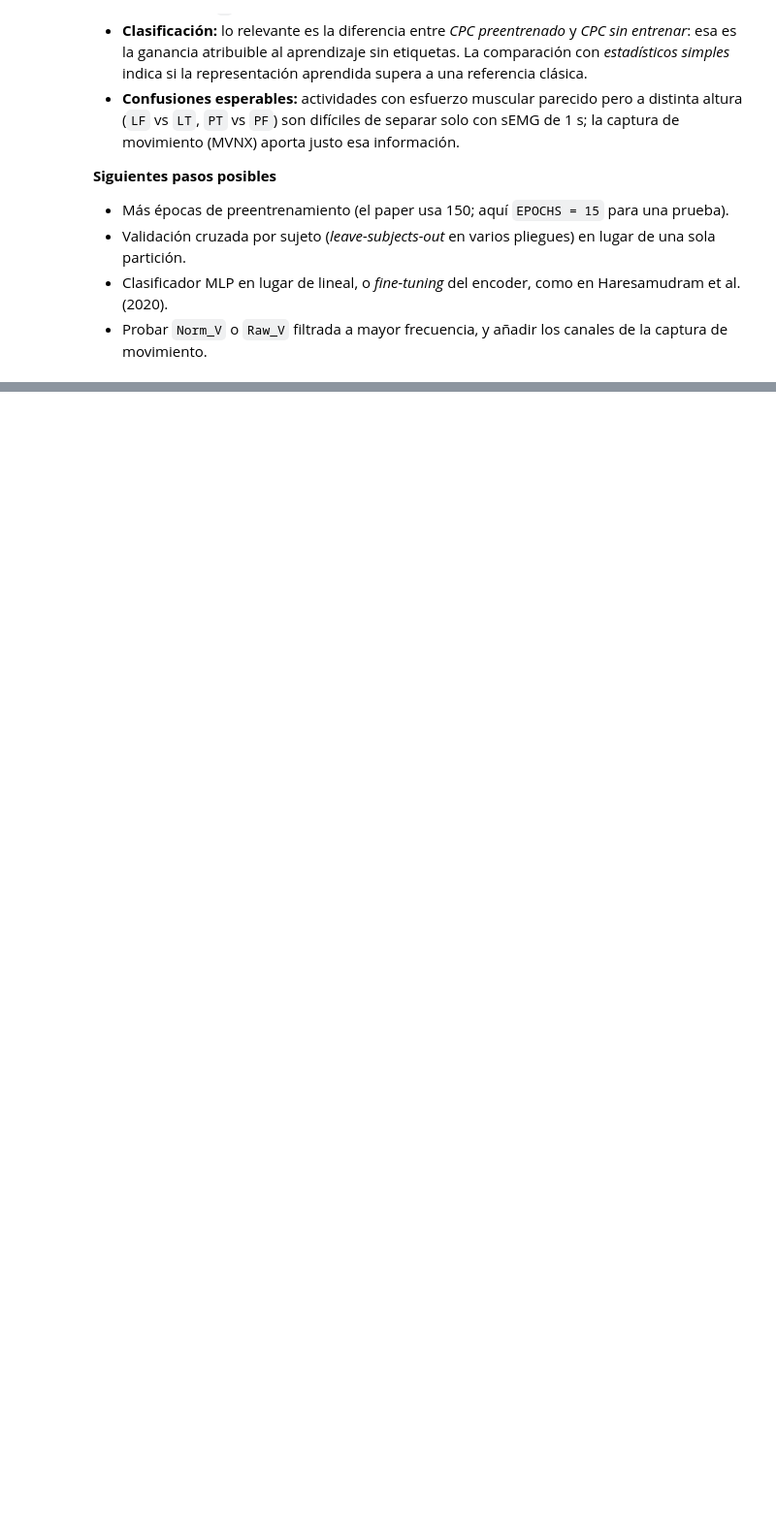
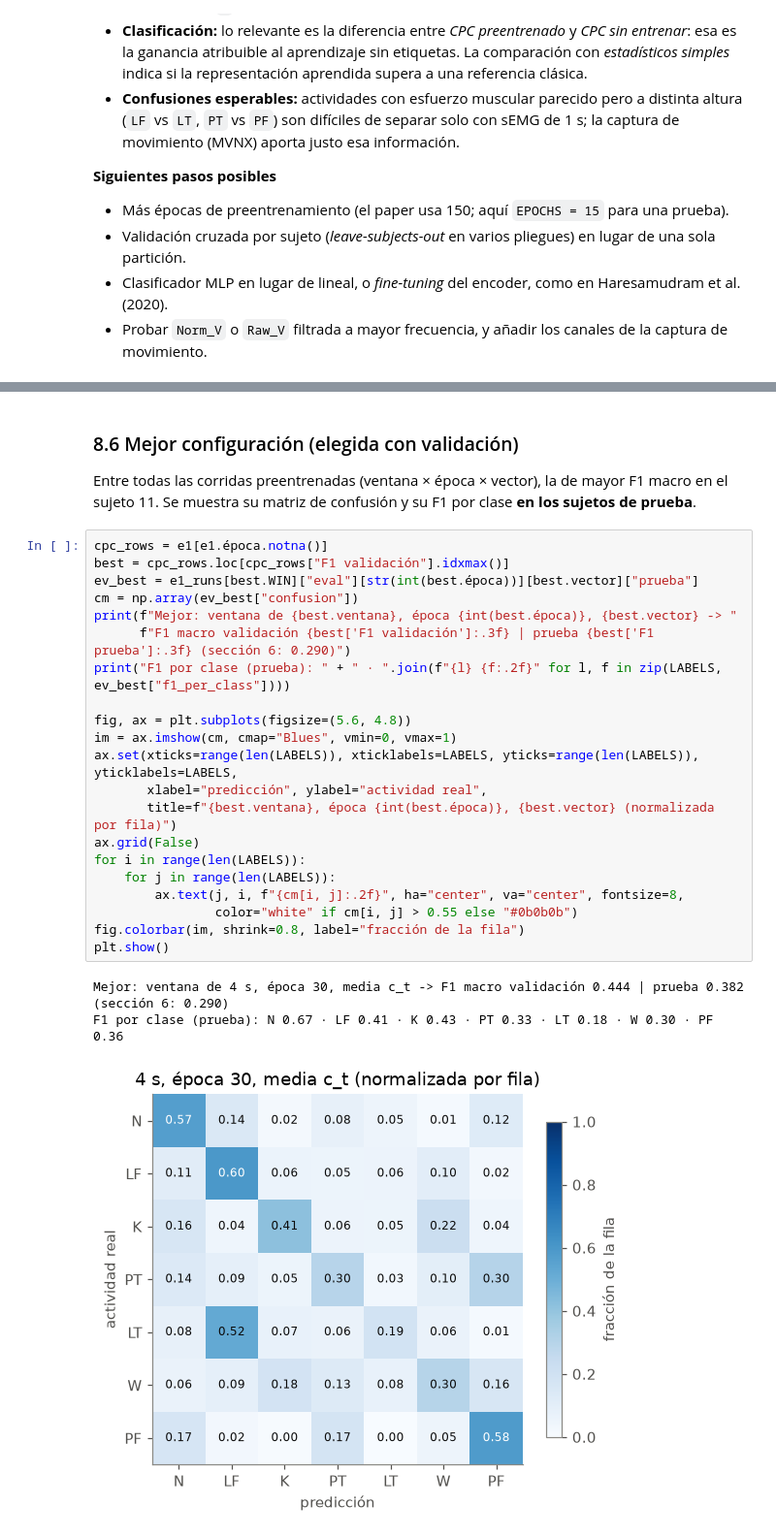
Before and after one commit to Paola-leon/human-activity-recognition, a Jupyter notebook: notebooks/03_Pipeline_CPC_sEMG.ipynb, the cells around one changed output, grey strips where cells are left out. Shown at 97% size. Saved outputs shown, nothing was run; the diff lists cells and outputs as text; blank space fills up the shorter version.

```diff
--- a/notebooks/03_Pipeline_CPC_sEMG.ipynb
+++ b/notebooks/03_Pipeline_CPC_sEMG.ipynb
@@ -799,0 +1219,29 @@ weighted avg      0.464     0.385     0.406     12951
+# %% [markdown]
+### 8.6 Mejor configuración (elegida con validación)
+
+Entre todas las corridas preentrenadas (ventana × época × vector), la de mayor F1 macro en el sujeto 11. Se muestra su matriz de confusión y su F1 por clase **en los sujetos de prueba**.
+# %%
+cpc_rows = e1[e1.época.notna()]
+best = cpc_rows.loc[cpc_rows["F1 validación"].idxmax()]
+ev_best = e1_runs[best.WIN]["eval"][str(int(best.época))][best.vector]["prueba"]
+cm = np.array(ev_best["confusion"])
+print(f"Mejor: ventana de {best.ventana}, época {int(best.época)}, {best.vector} -> "
+      f"F1 macro validación {best['F1 validación']:.3f} | prueba {best['F1 prueba']:.3f} (sección 6: 0.290)")
+print("F1 por clase (prueba): " + " · ".join(f"{l} {f:.2f}" for l, f in zip(LABELS, ev_best["f1_per_class"])))
+
+fig, ax = plt.subplots(figsize=(5.6, 4.8))
+im = ax.imshow(cm, cmap="Blues", vmin=0, vmax=1)
+ax.set(xticks=range(len(LABELS)), xticklabels=LABELS, yticks=range(len(LABELS)), yticklabels=LABELS,
+       xlabel="predicción", ylabel="actividad real",
+       title=f"{best.ventana}, época {int(best.época)}, {best.vector} (normalizada por fila)")
+ax.grid(False)
+for i in range(len(LABELS)):
+    for j in range(len(LABELS)):
+        ax.text(j, i, f"{cm[i, j]:.2f}", ha="center", va="center", fontsize=8,
+                color="white" if cm[i, j] > 0.55 else "#0b0b0b")
+fig.colorbar(im, shrink=0.8, label="fracción de la fila")
+plt.show()
+# %% [output]
+Mejor: ventana de 4 s, época 30, media c_t -> F1 macro validación 0.444 | prueba 0.382 (sección 6: 0.290)
+F1 por clase (prueba): N 0.67 · LF 0.41 · K 0.43 · PT 0.33 · LT 0.18 · W 0.30 · PF 0.36
+[figure, added]
```
Also changed, not shown: parts of 20 cells of this notebook, 6 other files.
